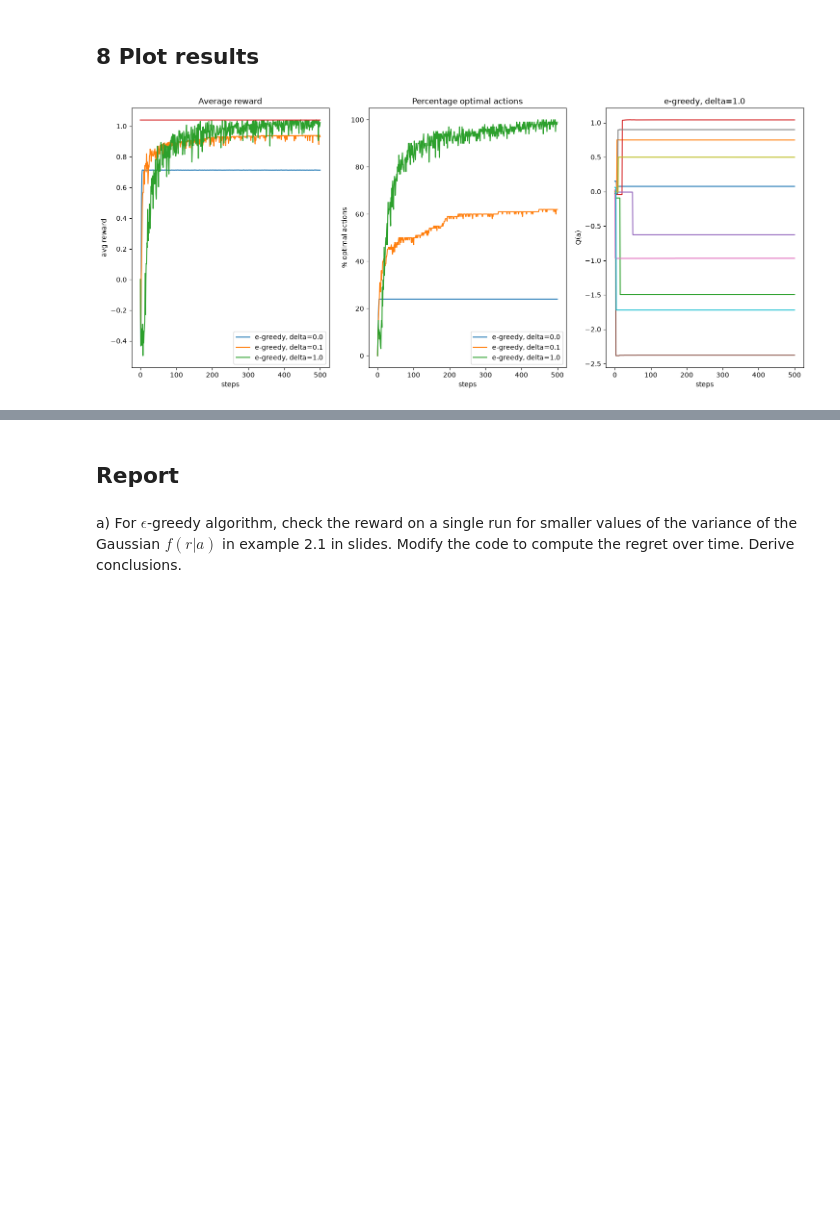
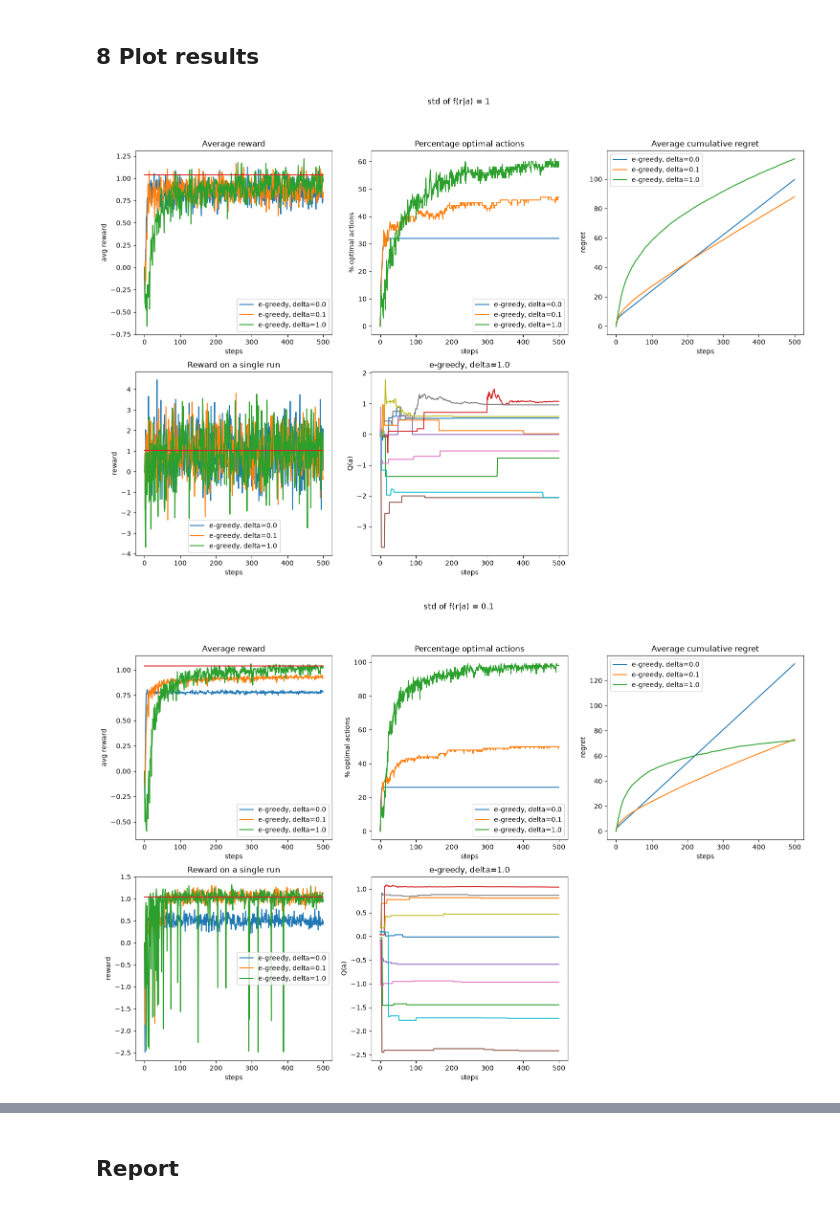
Before and after one commit to baltimira/Deep-Reinforcement-Learning, a Jupyter notebook: ARAP_Lab1_MAB.ipynb, the cells around one changed output, grey strips where cells are left out. Saved outputs shown, nothing was run; the diff lists cells and outputs as text; code cells hidden in the pictures; blank space fills up the shorter version.

```diff
--- a/ARAP_Lab1_MAB.ipynb
+++ b/ARAP_Lab1_MAB.ipynb
@@ -29,31 +28,37 @@ def insert_labels(labels, ax):
     if 'ylabel' in labels:
 	    ax.set_ylabel(labels['ylabel'])
 
-def generate_plot(r, ba, q, strg, par):
-    str_legend = ['{}, {}={}'.format('UCB' if strg else 'e-greedy', 'c' if strg else 'delta', p) for p in par]
+def generate_plot(r, ba, reg, sr, q, strg, par, title, opt=None):
+    str_legend = ['{}, {}={}'.format(['e-greedy', 'UCB', 'TS'][strg], ['delta', 'c', 'K'][strg], p) for p in par]
 
     conf_1 = {'title': 'Average reward', 'xlabel': 'steps', 'ylabel': 'avg reward'}
     conf_2 = {'title': 'Percentage optimal actions', 'xlabel': 'steps', 'ylabel': '% optimal actions'}
-    conf_3 = {'title': str_legend[-1], 'xlabel': 'steps', 'ylabel': 'Q(a)'}
+    conf_3 = {'title': 'Average cumulative regret', 'xlabel': 'steps', 'ylabel': 'regret'}
+    conf_4 = {'title': 'Reward on a single run', 'xlabel': 'steps', 'ylabel': 'reward'}
+    conf_5 = {'title': str_legend[-1], 'xlabel': 'steps', 'ylabel': 'Q(a)'}
 
-    fig, ax = plt.subplots(1,3, figsize=(18, 7))
-    for i, (data, conf) in enumerate(zip([r, ba, q],[conf_1, conf_2, conf_3])):
+    fig, ax = plt.subplots(2,3, figsize=(18, 11))
+    fig.suptitle(title)
+    ax = ax.flatten()
+    fig.delaxes(ax[5])
+    for i, (data, conf) in enumerate(zip([r, ba, reg, sr, q],[conf_1, conf_2, conf_3, conf_4, conf_5])):
         for j, d in enumerate(data):
             ax[i].plot(d)
             insert_labels(conf, ax[i])
-        if i < 2:
+        if i < 4:
             ax[i].legend(str_legend)
 
-    ax[0].plot(np.ones(len(d))*np.max(meanA)) # Include the optimum reward in the display
+    for i in [0, 3]:
+        ax[i].plot(np.ones(len(d))*(np.max(meanA) if opt is None else opt)) # Include the optimum reward in the display
 # %% [markdown]
 ## 4 Multi-armed bandit setting
 # %%
 m = 10                                  # number of actions
 dispMeansA = 1.5                        # dispersion in the values of means for every action
-dispStd = 0.005                         # dispersion in the values of variances for every action
 meanA = np.random.randn(m)*dispMeansA   # means for every action
 bestAction = np.argmax(meanA)           # index of the best action
-stdA = np.random.rand(m)*dispStd        # std deviations for every action
+sigmas = [1, 0.1, 0.01]                 # std deviations of f(r|a) tested in a) and c)
+sigmaUCB = 0.5                          # std deviation of f(r|a) used in b) and c)
 alpha = 0.01                            # time constant for incremental estimation of Q in time-varying environment
 print(meanA)
 print(f"best action is {bestAction}")
@@ -68,17 +73,16 @@ NRuns = 100                             # number of independent runs to be avera
 NSteps = 501                            # number of time steps per run
 
 r = np.zeros((NRuns, NSteps))           # instantaneous rewards
+reg = np.zeros((NRuns, NSteps))         # instantaneous regret
 Q = np.zeros((m, NSteps))               # average reward per action
 BA = np.zeros((NRuns, NSteps))          # best action collection
 
-Strat = 0                               # 0: e-greedy, 1: UCB
+Strats = [0, 1]                         # 0: e-greedy, 1: UCB
 # %% [markdown]
 ## 6 Decision taking setting
 # %%
-if Strat:
-    par = np.array([0.5, 1, 2])        # values of c in UCB
-else:
-    par = 5 * np.array([0, 0.02, 0.2])   # values of delta in e-greedy
+pars = [5 * np.array([0, 0.02, 0.2]),  # values of delta in e-greedy
+        np.array([0.5, 1, 2])]          # values of c in UCB
 # %% [markdown]
 ## 7 Random trials for each parameter of the algorithm and for all independent runs
 # %%
@@ -114,6 +131,8 @@ for e in range(len(par)):                                       # parameters for
 # %% [markdown]
 ## 8 Plot results
-# %%
-generate_plot(avg_r, avg_ba, Q, Strat, par)
-# %% [output]
-[figure, removed]
+# %%
+for sigma, (avg_r, avg_ba, avg_reg, single_r, Q) in zip(sigmas, results[0]):       # e-greedy
+    generate_plot(avg_r, avg_ba, avg_reg, single_r, Q, 0, pars[0], 'std of f(r|a) = {}'.format(sigma))
+# %% [output]
+[figure, added]
+[figure, added]
@@ -120,6 +140,2 @@ generate_plot(avg_r, avg_ba, Q, Strat, par)
 # %% [markdown]
 ## Report
-# %% [markdown]
-a) For $\epsilon$-greedy algorithm, check the reward on a single run for smaller values of the
-variance of the Gaussian $f(r|a)$ in example 2.1 in slides. Modify the code to compute
-the regret over time. Derive conclusions.
```
Also changed, not shown: parts of 30 cells of this notebook, 5 other files.
